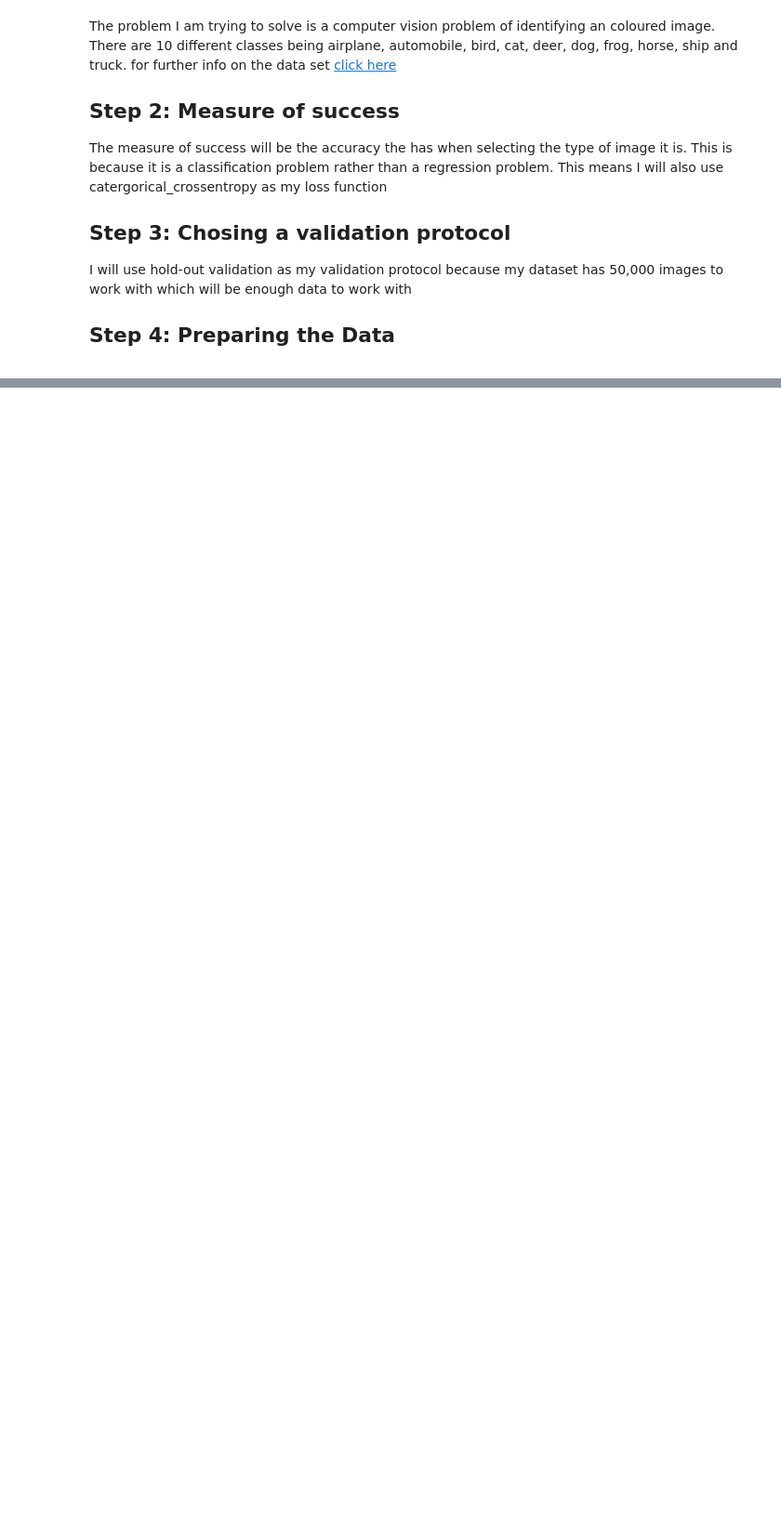
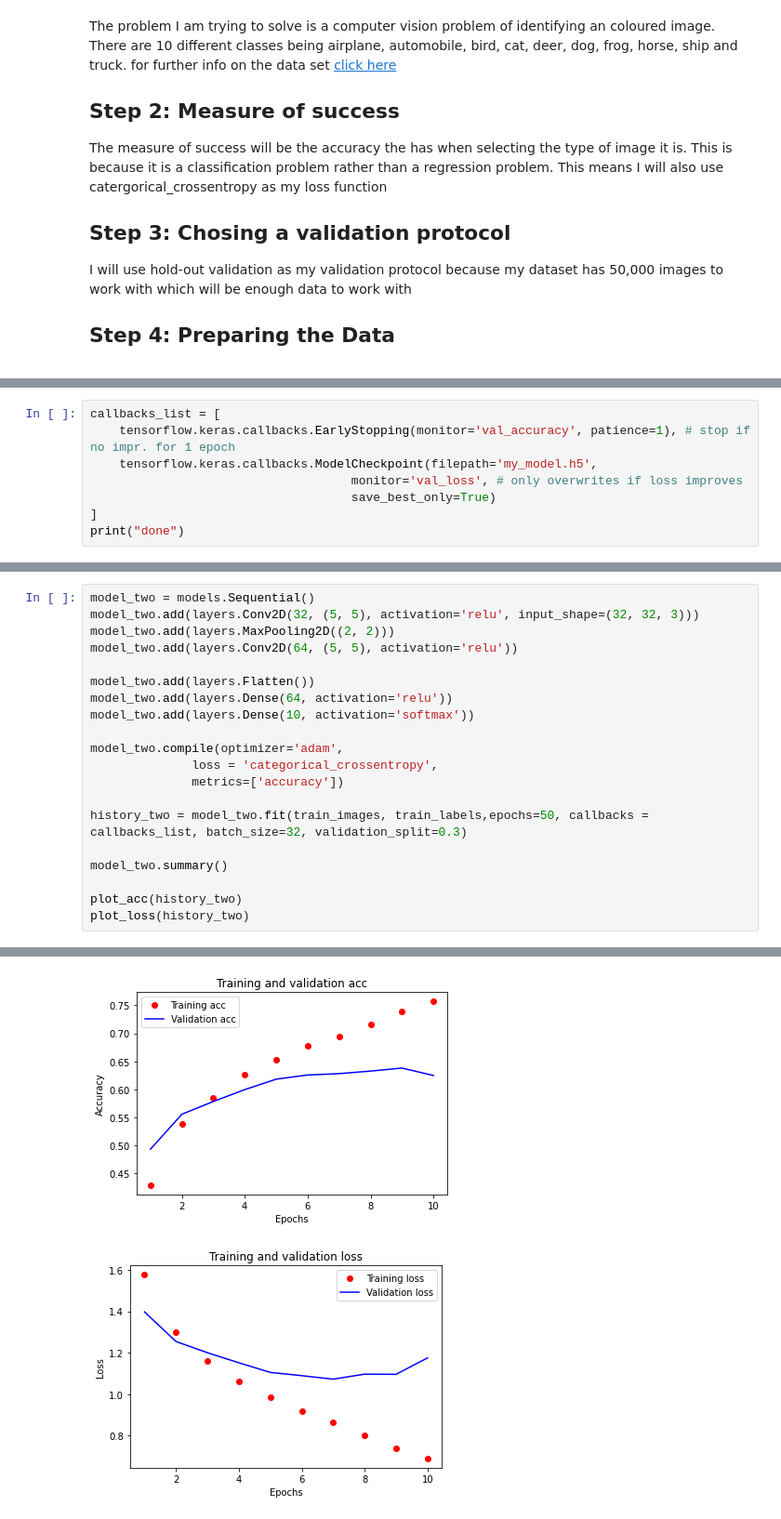
Before and after one commit to Metronh/cifar10_covnet, a Jupyter notebook: Coursework 2.ipynb, the cells around one changed output, grey strips where cells are left out. Shown at 93% size. Drawn from its saved outputs; the diff is of its cells as text; blank space fills up the shorter version.

```diff
--- a/Coursework 2.ipynb
+++ b/Coursework 2.ipynb
@@ -60,0 +188,8 @@ should be equal distribution for them all
+# %%
+callbacks_list = [
+    tensorflow.keras.callbacks.EarlyStopping(monitor='val_accuracy', patience=1), # stop if no impr. for 1 epoch
+    tensorflow.keras.callbacks.ModelCheckpoint(filepath='my_model.h5',
+                                    monitor='val_loss', # only overwrites if loss improves
+                                    save_best_only=True)
+]
+print("done")
@@ -60,0 +201,21 @@ should be equal distribution for them all
+# %%
+model_two = models.Sequential()
+model_two.add(layers.Conv2D(32, (5, 5), activation='relu', input_shape=(32, 32, 3)))
+model_two.add(layers.MaxPooling2D((2, 2)))
+model_two.add(layers.Conv2D(64, (5, 5), activation='relu'))
+
+model_two.add(layers.Flatten())
+model_two.add(layers.Dense(64, activation='relu'))
+model_two.add(layers.Dense(10, activation='softmax'))
+
+model_two.compile(optimizer='adam',
+              loss = 'categorical_crossentropy',
+              metrics=['accuracy'])
+
+history_two = model_two.fit(train_images, train_labels,epochs=50, callbacks = callbacks_list, batch_size=32, validation_split=0.3)
+
+model_two.summary()
+
+plot_acc(history_two)
+plot_loss(history_two)
+# %% [output]
@@ -60,0 +239,2 @@ should be equal distribution for them all
+[figure, added]
+[figure, added]
```
Also changed, not shown: parts of 64 cells of this notebook, 4 other files.
